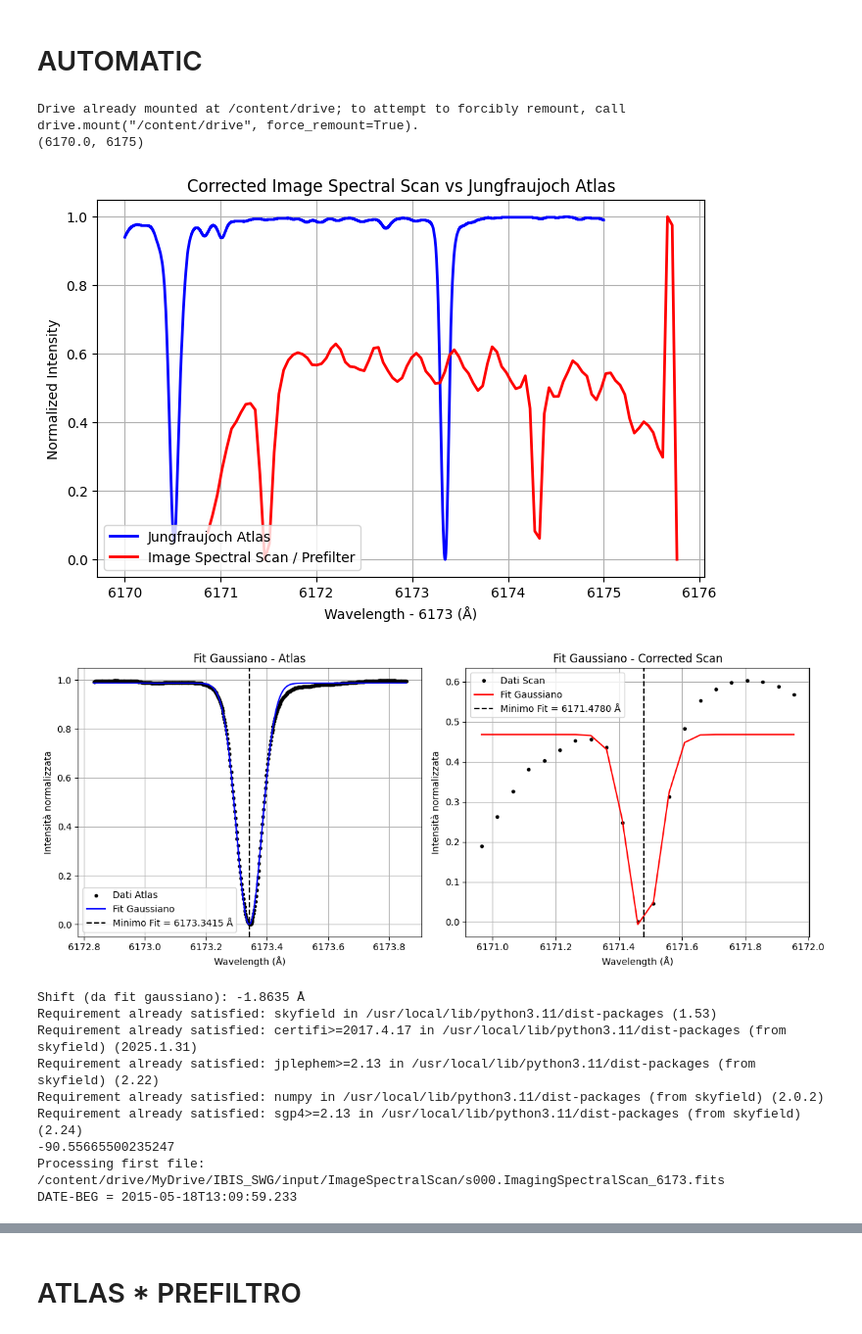
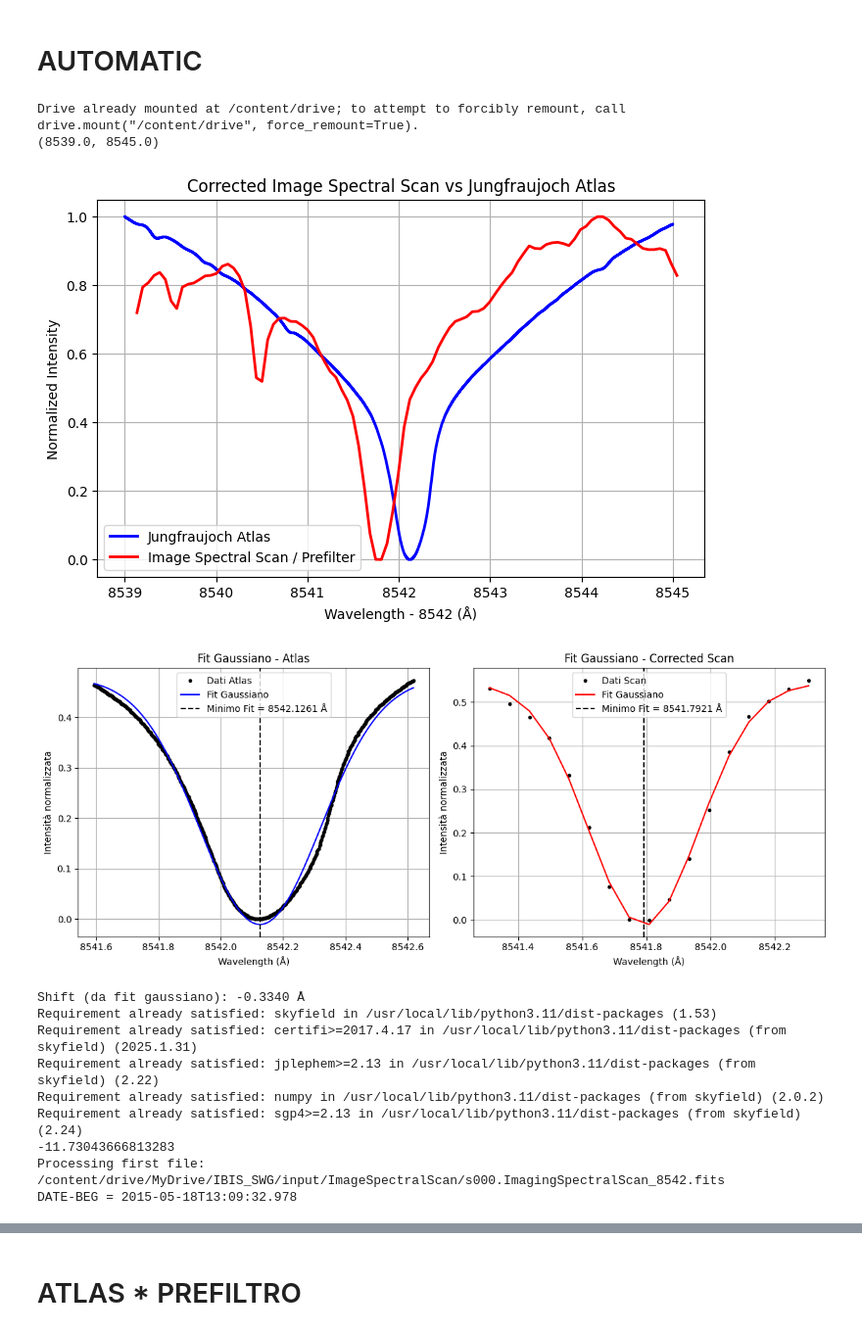
Before and after one commit to FabianaFerrente/ibis_pipeline, a Jupyter notebook: dayshift.ipynb, the cells around one changed output, grey strips where cells are left out. Shown at 98% size. Saved outputs shown, nothing was run; the diff lists cells and outputs as text; code cells hidden in the pictures.

```diff
--- a/dayshift.ipynb
+++ b/dayshift.ipynb
@@ -13,20 +13,23 @@ from google.colab import drive
 drive.mount('/content/drive')
 
 # === Selezione del filtro ===
-selected_filter = "6173"  # Cambia in "6173", ecc.
+selected_filter = "8542"  # Cambia in "6173", ecc.
 
-# Parametri noti per ogni filtro
 filter_params = {
     "8542": {
         "wave_offset": 8542.12,
-        "prefilter_key": "prefilt8542_ref_main"
+        "prefilter_key": "prefilt8542_ref_main",
+        "jung_range": (8539.0, 8545.0)
     },
     "6173": {
         "wave_offset": 6173.34,
-        "prefilter_key": "prefilt6173_ref_main"
+        "prefilter_key": "prefilt6173_ref_main",
+        "jung_range": (6170.0, 6175.0)
     }
 }
+
 params = filter_params[selected_filter]
+jung_range = params["jung_range"]
 
 # Trova i file FITS
 fits_files = glob.glob(f"/content/drive/MyDrive/IBIS_SWG/input/ImageSpectralScan/*{selected_filter}.fits")
@@ -50,13 +53,13 @@ wave_im = np.array(rel_wave_values) + wave_offset
 
 # jung_range = (wave_im.min(), wave_im.max())
 
-if selected_filter == "6173":
-    jung_range = (6170.0, 6175)
-else:
-    jung_range = (wave_im.min(), wave_im.max())
+# if selected_filter == "6173":
+#     jung_range = (6170.0, 6175)
+# else:
+#     jung_range = (wave_im.min(), wave_im.max())
 
 
-params = filter_params[selected_filter]
+# params = filter_params[selected_filter]
 
 # Trova i file FITS
 fits_files = glob.glob(f"/content/drive/MyDrive/IBIS_SWG/input/ImageSpectralScan/*{selected_filter}.fits")
@@ -305,42 +308,42 @@ else:
             for t in times:
                 sun_pos = sun.at(t)
                 obs_pos = themis.at(t)
 
                 vel_diff = sun_pos.velocity.km_per_s - obs_pos.velocity.km_per_s
                 pos_diff = sun_pos.position.au - obs_pos.position.au
 
                 radial_velocity = np.dot(vel_diff, pos_diff) / np.linalg.norm(pos_diff)
                 velocities.append(radial_velocity)
 
             velocities = np.array(velocities)
 
             fig, ax = plt.subplots(figsize=(10, 6))
 
             ax.plot(range(24), velocities, label='Radial Velocity (km/s)', color='darkgreen')
             ax.set_xlabel('Ore della giornata')
             ax.set_ylabel('Velocità radiale (km/s)')
             ax.set_title(f'Velocità Radiale Sole-THEMIS per {year}-{month:02d}-{day:02d} — Filtro {selected_filter} Å')
             ax.grid(True)
 
             obs_hour_decimal = dt.hour + dt.minute / 60 + dt.second / 3600
 
             # Punto osservato
             ax.plot(obs_hour_decimal, shift_obs_velocity, 'o', color='black', markersize=10, label='Vel. osservata')
 
             ax.legend()
             plt.tight_layout()
             plt.show()
 # %% [output]
 Drive already mounted at /content/drive; to attempt to forcibly remount, call drive.mount("/content/drive", force_remount=True).
-(6170.0, 6175)
+(8539.0, 8545.0)
-[figure, old version]
+[figure, new version]
-[figure, old version]
+[figure, new version]
-Shift (da fit gaussiano): -1.8635 Å
+Shift (da fit gaussiano): -0.3340 Å
 Requirement already satisfied: skyfield in /usr/local/lib/python3.11/dist-packages (1.53)
 Requirement already satisfied: certifi>=2017.4.17 in /usr/local/lib/python3.11/dist-packages (from skyfield) (2025.1.31)
 Requirement already satisfied: jplephem>=2.13 in /usr/local/lib/python3.11/dist-packages (from skyfield) (2.22)
 Requirement already satisfied: numpy in /usr/local/lib/python3.11/dist-packages (from skyfield) (2.0.2)
 Requirement already satisfied: sgp4>=2.13 in /usr/local/lib/python3.11/dist-packages (from skyfield) (2.24)
--90.55665500235247
-Processing first file: /content/drive/MyDrive/IBIS_SWG/input/ImageSpectralScan/s000.ImagingSpectralScan_6173.fits
-DATE-BEG = 2015-05-18T13:09:59.233
+-11.73043666813283
+Processing first file: /content/drive/MyDrive/IBIS_SWG/input/ImageSpectralScan/s000.ImagingSpectralScan_8542.fits
+DATE-BEG = 2015-05-18T13:09:32.978
```
Also changed, not shown: parts of 1 cell of this notebook.
